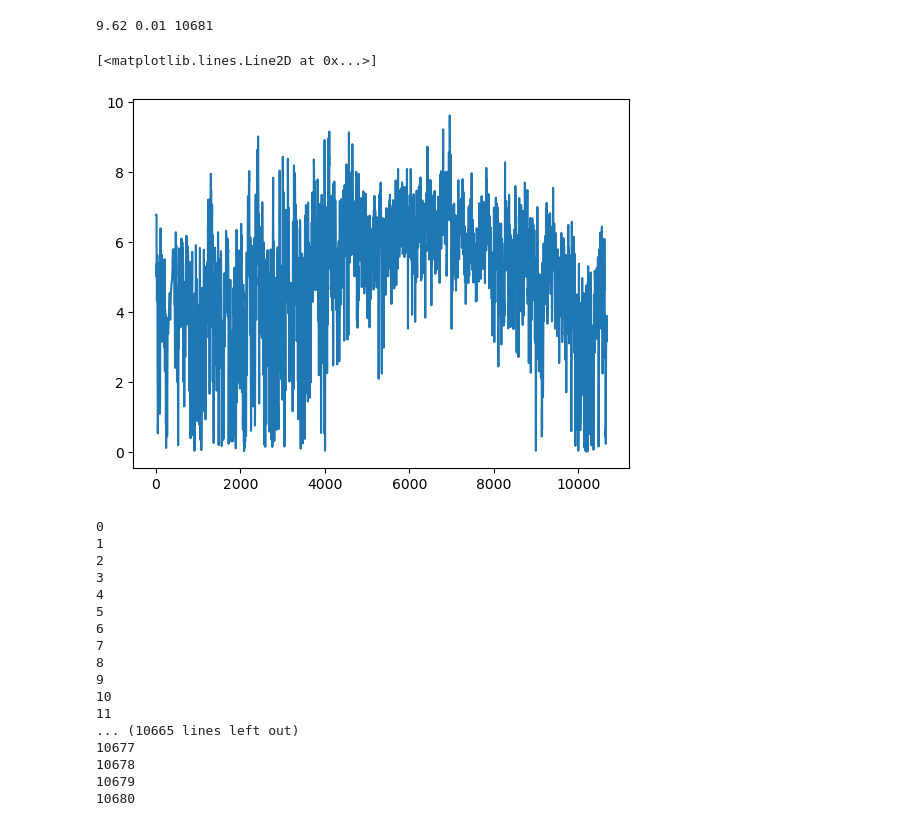
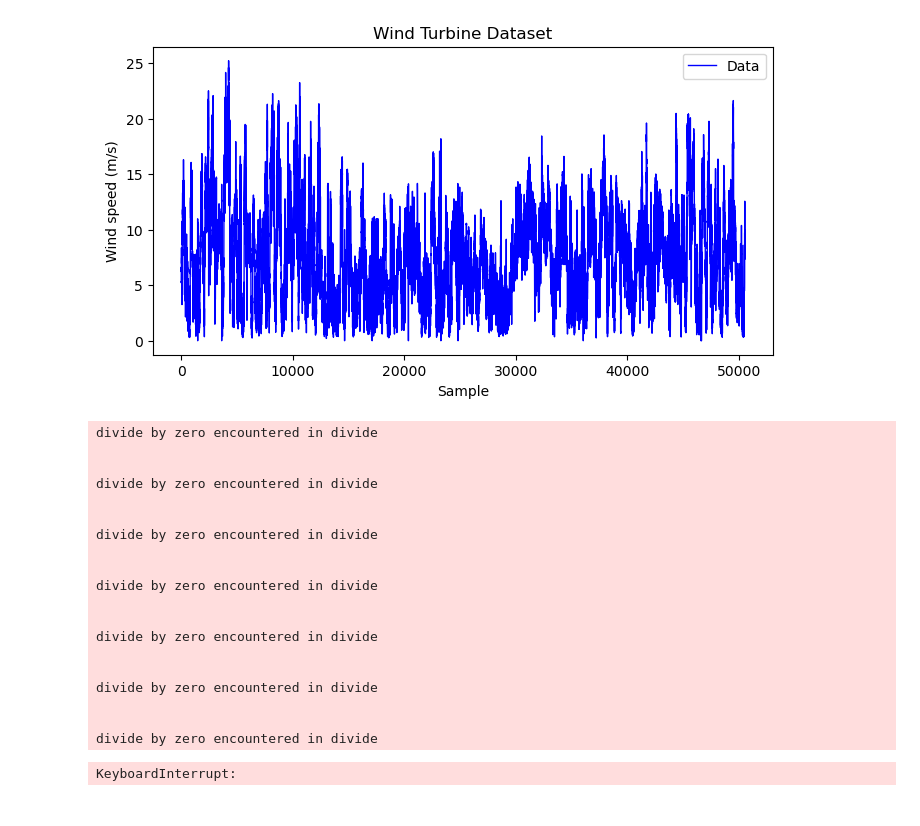
Before and after one commit to cduartes0203/ControleRobustoArtigo, a Jupyter notebook: Artigo_V2.ipynb, the cells around one changed output. Cells and saved outputs as stored; diff of their text form; code cells hidden in the pictures.

```diff
--- a/Artigo_V2.ipynb
+++ b/Artigo_V2.ipynb
@@ -15,17 +23,13 @@ pd.set_option('display.max_columns', 100)
 
 MU = 2.0
 SIGMA = 0.5
-# %%
-path  = 'data_tibau.csv'
-df = pd.read_csv(path, header=None)
-v = df.iloc[:,1].values
-
-print(np.max(v),np.min(v),len(v))
-plt.plot(v)
-# %% [output]
-9.62 0.01 10681
-[<matplotlib.lines.Line2D at 0x...>]
-[figure, removed]
+# %%
+path = 'T1.csv'
+df = pd.read_csv(path)
+v = df.iloc[:,2].values
+PlotSingle(y=v,w=8,yname=r'Wind speed (m/s)', xname='Sample', title='Wind Turbine Dataset',pltly=False)
+# %% [output]
+[figure, added]
 # %%
 params = {
     "Bdt": 755.49,
@@ -118,22 +122,24 @@ for i in range(len(v)):
     ED.append(torque_controller.ED)
     EG.append(torque_controller.EG)
     K.append(torque_controller.K_mppt)
-    print(i)
 # %% [output]
-0
-1
-2
-3
-4
-5
-6
-7
-8
-9
-10
-11
-... (10665 lines left out)
-10677
-10678
-10679
-10680
+divide by zero encountered in divide
+
+
+divide by zero encountered in divide
+
+
+divide by zero encountered in divide
+
+
+divide by zero encountered in divide
+
+
+divide by zero encountered in divide
+
+
+divide by zero encountered in divide
+
+
+divide by zero encountered in divide
+KeyboardInterrupt:
```
Also changed, not shown: parts of 3 cells of this notebook, 5 other files.
